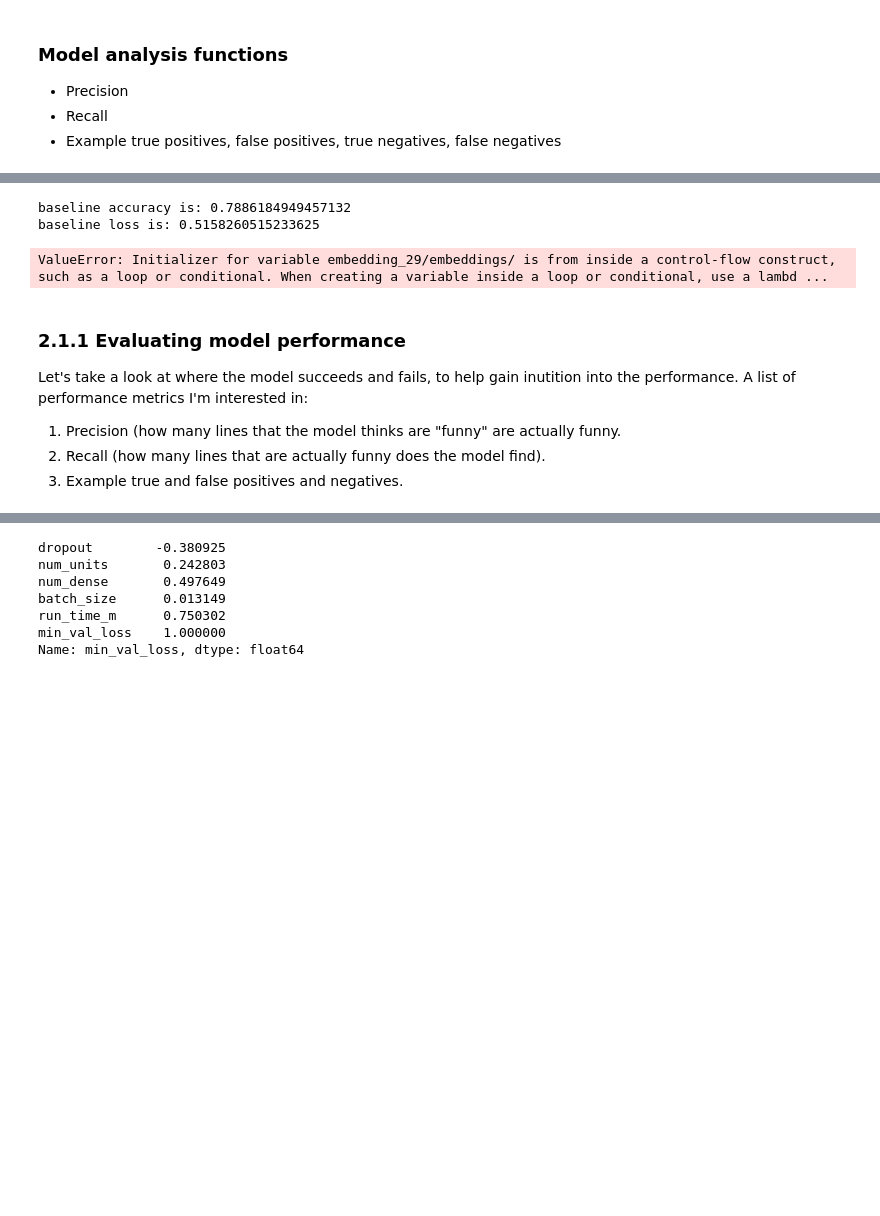
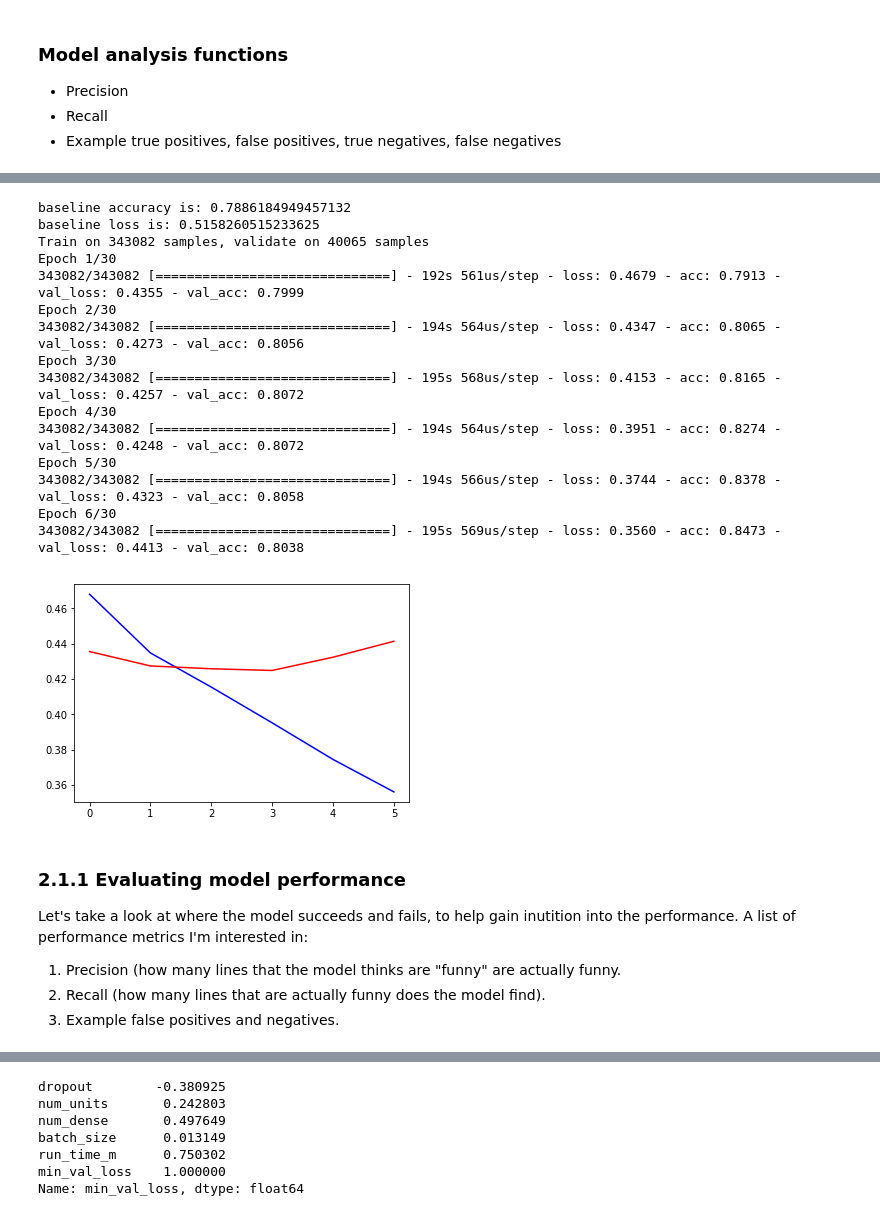
Before and after one commit to coraames/WaitWait, a Jupyter notebook: WWDA Predicting Humor.ipynb, the cells around one changed output, grey strips where cells are left out. Saved outputs shown, nothing was run; the diff lists cells and outputs as text; code cells hidden in the pictures; blank space fills up the shorter version.

```diff
--- a/WWDA Predicting Humor.ipynb
+++ b/WWDA Predicting Humor.ipynb
@@ -777,7 +783,7 @@ from keras.regularizers import L1L2
 #### establish some constants/meta parameters
 BASE_DIR = './'
 GLOVE_DIR = os.path.join(BASE_DIR, 'glove.6B')
-MAX_SEQUENCE_LENGTH = 10
+MAX_SEQUENCE_LENGTH = 25
 MAX_VOCABULARY = 20000
 EMBEDDING_DIM = 200
 VALIDATION_SPLIT = 0.2
@@ -860,7 +866,7 @@ def Process_data(lines_df, min_words=20,max_length = MAX_SEQUENCE_LENGTH,
                  max_num_words = MAX_VOCABULARY):
 
     # Get the x/y data for training and validation sets
-    x_train,y_train = Segment_input(lines_df.loc[lines_df.train,:],min_words=min_words,max_words = max_length)
+    x_train,y_train = Segment_input(lines_df.loc[lines_df.train,:],min_words=min_words)
     x_val,y_val = Segment_input(lines_df.loc[lines_df.val,:],min_words=min_words)
     x_test,y_test = Segment_input(lines_df.loc[~lines_df.train & ~lines_df.val,:],
                                   min_words=min_words)
@@ -873,7 +879,10 @@ def Process_data(lines_df, min_words=20,max_length = MAX_SEQUENCE_LENGTH,
     embedding_matrix = Make_embedding_matrix(word_index)
     return x_train,x_train_encoded,y_train,x_val,x_val_encoded,y_val,x_test,x_test_encoded,y_test,embedding_matrix
 # %%
-x_train,x_train_encoded,y_train,x_val,x_val_encoded,y_val,x_test,x_test_encoded,y_test,embedding_matrix = Process_data(lines_df,min_words=1,max_length = float('inf'))
+x_train,x_train_encoded,y_train,x_val,x_val_encoded,y_val,x_test,x_test_encoded,y_test,embedding_matrix = Process_data(lines_df,min_words=1)
+
+print(f'Created {y_train.size} training samples.')
+print(f'Average value of training set: {y_train.mean()}')
 # %% [output]
 Indexing word vectors.
 Found 400000 word vectors.
@@ -891,7 +990,7 @@ This model has a few properties that I have found useful through trial-and-error
 3. **Two GRU layers**: More than that seems not to be helpful. In theory, multiple layers ought not to be necessary, but in practice I find that it helps. Perhaps it can help the system to capture more nonlinearities in the relationship between words, locations, and humor.
 # %%
 # Model architecture
-def generate_model(num_recurrent=128,drop_prob=.25, num_dense = 128):
+def generate_model(embedding_matrix=embedding_matrix,num_recurrent=128,drop_prob=.5, num_dense = 128):
 
     # load pre-trained word embeddings into an Embedding layer
     # note that we set trainable = False so as to keep the embeddings fixed
@@ -939,44 +1058,57 @@ ValueError: Initializer for variable embedding_30/embeddings/ is from inside a c
 # %%
 # Run a baseline model
-
+batch_size = 64
 print(f'baseline accuracy is: {1-np.mean(y_val)}')
 print(f'baseline loss is: {log_loss(y_val.astype("int"),y_train.mean()*np.ones(y_val.size))}')
 
 # Time the computation
 start = time.time()
 
 # Generate a model with the specified parameters
 model = generate_model()
 early_stopping = EarlyStopping(monitor='val_loss',patience = 2, restore_best_weights=True)
 
 # Fit the model
-history = model.fit(x=[x_train_encoded],
-              y=y_train,
-              batch_size=64,
+history = model.fit(x=[x_train_augmented_encoded],
+              y=y_augmented,
+              batch_size=batch_size,
               epochs=30,
               shuffle=True,
               validation_data = ([x_val_encoded],y_val),
               callbacks=[early_stopping],
               verbose=1,
              )
 
 # Calculate the run time
 end = time.time()
 
 # Plot the performance
 plt.plot(history.history['loss'],'b')
 plt.plot(history.history['val_loss'],'r')
 min_loss = min(history.history["val_loss"])
 # %% [output]
 baseline accuracy is: 0.7886184949457132
 baseline loss is: 0.5158260515233625
+Train on 343082 samples, validate on 40065 samples
+Epoch 1/30
+343082/343082 [==============================] - 192s 561us/step - loss: 0.4679 - acc: 0.7913 - val_loss: 0.4355 - val_acc: 0.7999
+Epoch 2/30
+343082/343082 [==============================] - 194s 564us/step - loss: 0.4347 - acc: 0.8065 - val_loss: 0.4273 - val_acc: 0.8056
+Epoch 3/30
+343082/343082 [==============================] - 195s 568us/step - loss: 0.4153 - acc: 0.8165 - val_loss: 0.4257 - val_acc: 0.8072
+Epoch 4/30
+343082/343082 [==============================] - 194s 564us/step - loss: 0.3951 - acc: 0.8274 - val_loss: 0.4248 - val_acc: 0.8072
+Epoch 5/30
+343082/343082 [==============================] - 194s 566us/step - loss: 0.3744 - acc: 0.8378 - val_loss: 0.4323 - val_acc: 0.8058
+Epoch 6/30
+343082/343082 [==============================] - 195s 569us/step - loss: 0.3560 - acc: 0.8473 - val_loss: 0.4413 - val_acc: 0.8038
-ValueError: Initializer for variable embedding_29/embeddings/ is from inside a control-flow construct, such as a loop or conditional. When creating a variable inside a loop or conditional, use a lambd ...
+[figure, added]
 # %% [markdown]
 ### 2.1.1 Evaluating model performance
 Let's take a look at where the model succeeds and fails, to help gain inutition into the performance. A list of performance metrics I'm interested in:
 1. Precision (how many lines that the model thinks are "funny" are actually funny.
 2. Recall (how many lines that are actually funny does the model find).
-3. Example true and false positives and negatives.
+3. Example false positives and negatives.
 # %%
 y_pred = model.predict(x_val_encoded).squeeze()
 
```
Also changed, not shown: parts of 19 cells of this notebook.
